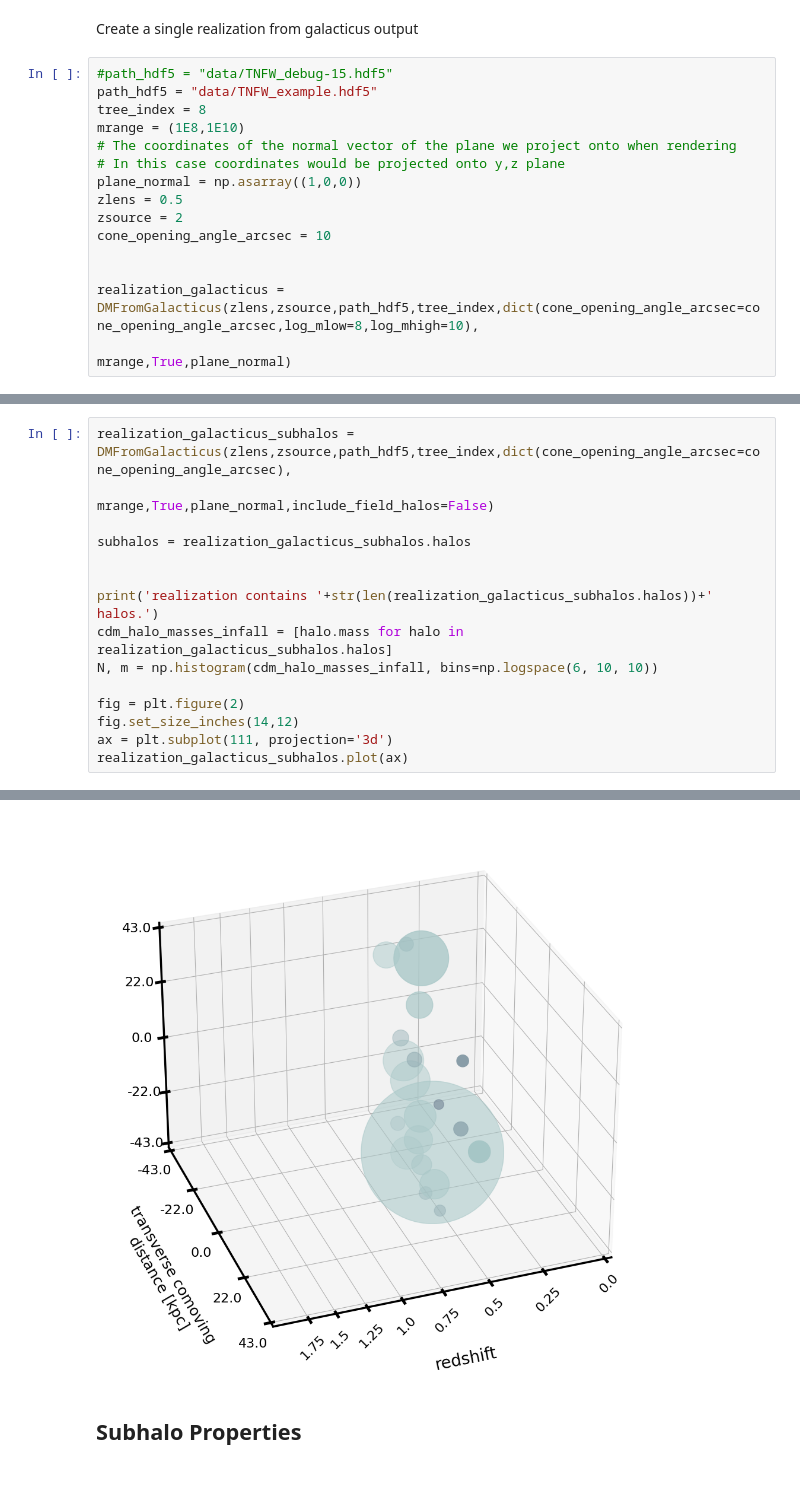
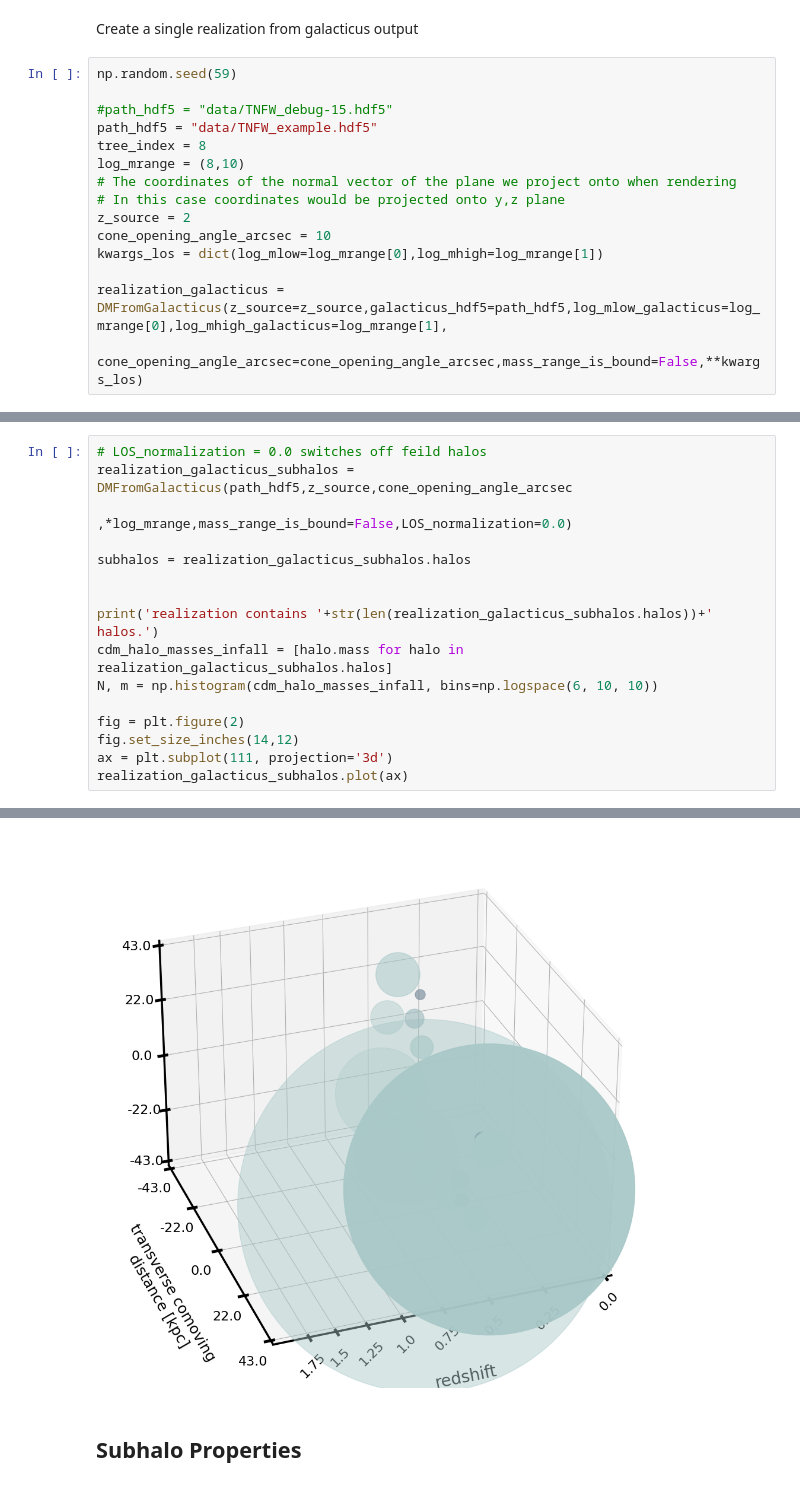
Before and after one commit to dangilman/pyHalo, a Jupyter notebook: example_notebooks/from_galacticus.ipynb, the cells around one changed output, grey strips where cells are left out. Saved outputs shown, nothing was run; the diff lists cells and outputs as text.

Commit message:
Improved Structure of DMFromGalacticus inputs

```diff
--- a/example_notebooks/from_galacticus.ipynb
+++ b/example_notebooks/from_galacticus.ipynb
@@ -17,20 +17,20 @@ from pyHalo.plotting_routines import plot_multiplane_convergence
 # %% [markdown]
 Create a single realization from galacticus output
 # %%
+np.random.seed(59)
+
 #path_hdf5 = "data/TNFW_debug-15.hdf5"
 path_hdf5 = "data/TNFW_example.hdf5"
 tree_index = 8
-mrange = (1E8,1E10)
+log_mrange = (8,10)
 # The coordinates of the normal vector of the plane we project onto when rendering
 # In this case coordinates would be projected onto y,z plane
-plane_normal = np.asarray((1,0,0))
-zlens = 0.5
-zsource = 2
+z_source = 2
 cone_opening_angle_arcsec = 10
+kwargs_los = dict(log_mlow=log_mrange[0],log_mhigh=log_mrange[1])
 
-
-realization_galacticus = DMFromGalacticus(zlens,zsource,path_hdf5,tree_index,dict(cone_opening_angle_arcsec=cone_opening_angle_arcsec,log_mlow=8,log_mhigh=10),
-                                                                                mrange,True,plane_normal)
+realization_galacticus = DMFromGalacticus(z_source=z_source,galacticus_hdf5=path_hdf5,log_mlow_galacticus=log_mrange[0],log_mhigh_galacticus=log_mrange[1],
+                                            cone_opening_angle_arcsec=cone_opening_angle_arcsec,mass_range_is_bound=False,**kwargs_los)
 # %%
 print('realization contains '+str(len(realization_galacticus.halos))+' halos.')
 cdm_halo_masses_infall = [halo.mass for halo in realization_galacticus.halos]
@@ -90,6 +56,7 @@ Here we switch off feild halos
 # %%
-realization_galacticus_subhalos = DMFromGalacticus(zlens,zsource,path_hdf5,tree_index,dict(cone_opening_angle_arcsec=cone_opening_angle_arcsec),
-                                                                                mrange,True,plane_normal,include_field_halos=False)
+# LOS_normalization = 0.0 switches off feild halos
+realization_galacticus_subhalos = DMFromGalacticus(path_hdf5,z_source,cone_opening_angle_arcsec
+                                                   ,*log_mrange,mass_range_is_bound=False,LOS_normalization=0.0)
 
 subhalos = realization_galacticus_subhalos.halos
 
@@ -107,4 +74,4 @@ realization contains 21 halos.
-[figure, old version]
+[figure, new version]
 # %% [markdown]
 ## Subhalo Properties
 # %% [markdown]
```
Also changed, not shown: parts of 16 cells of this notebook, 3 other files.
